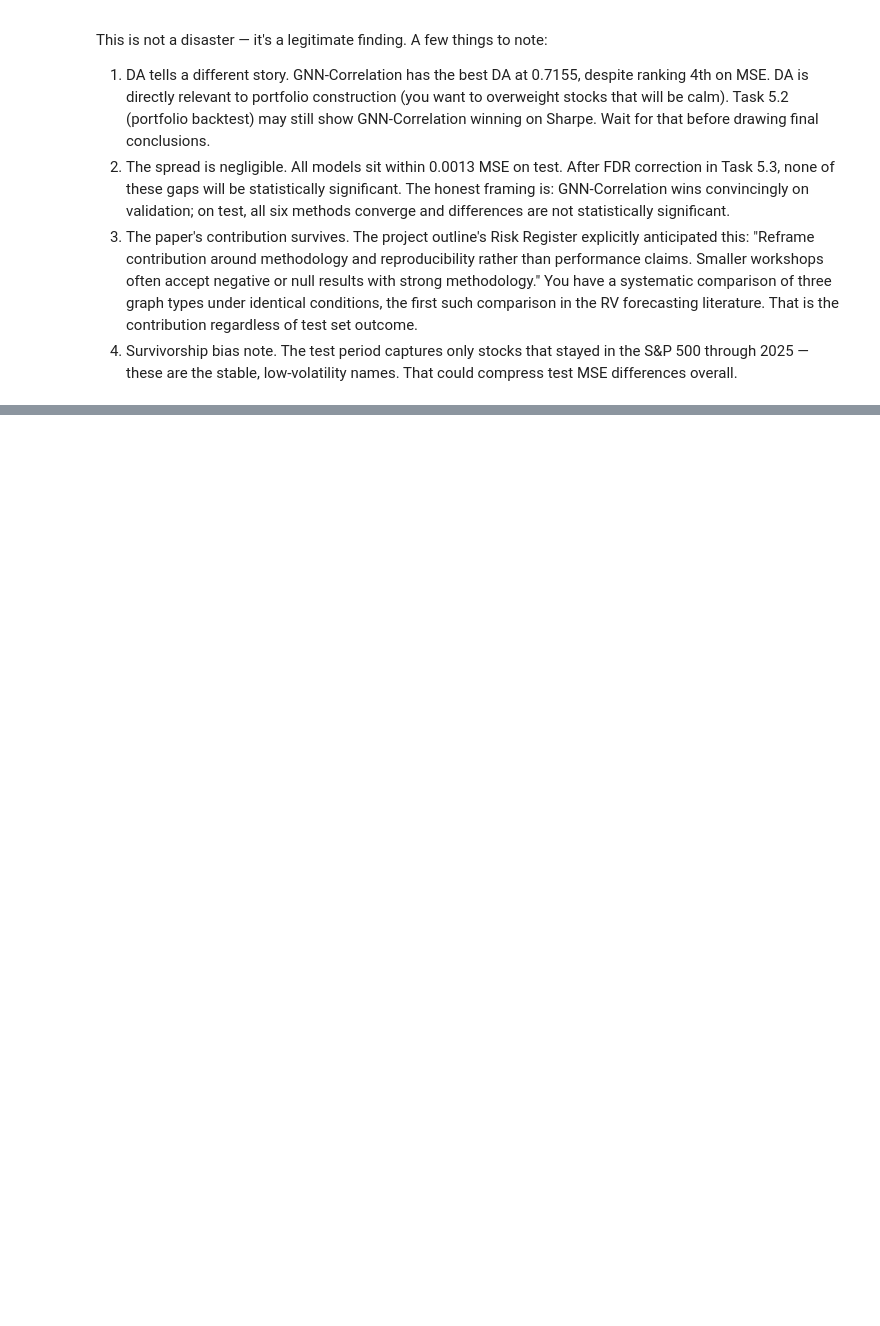
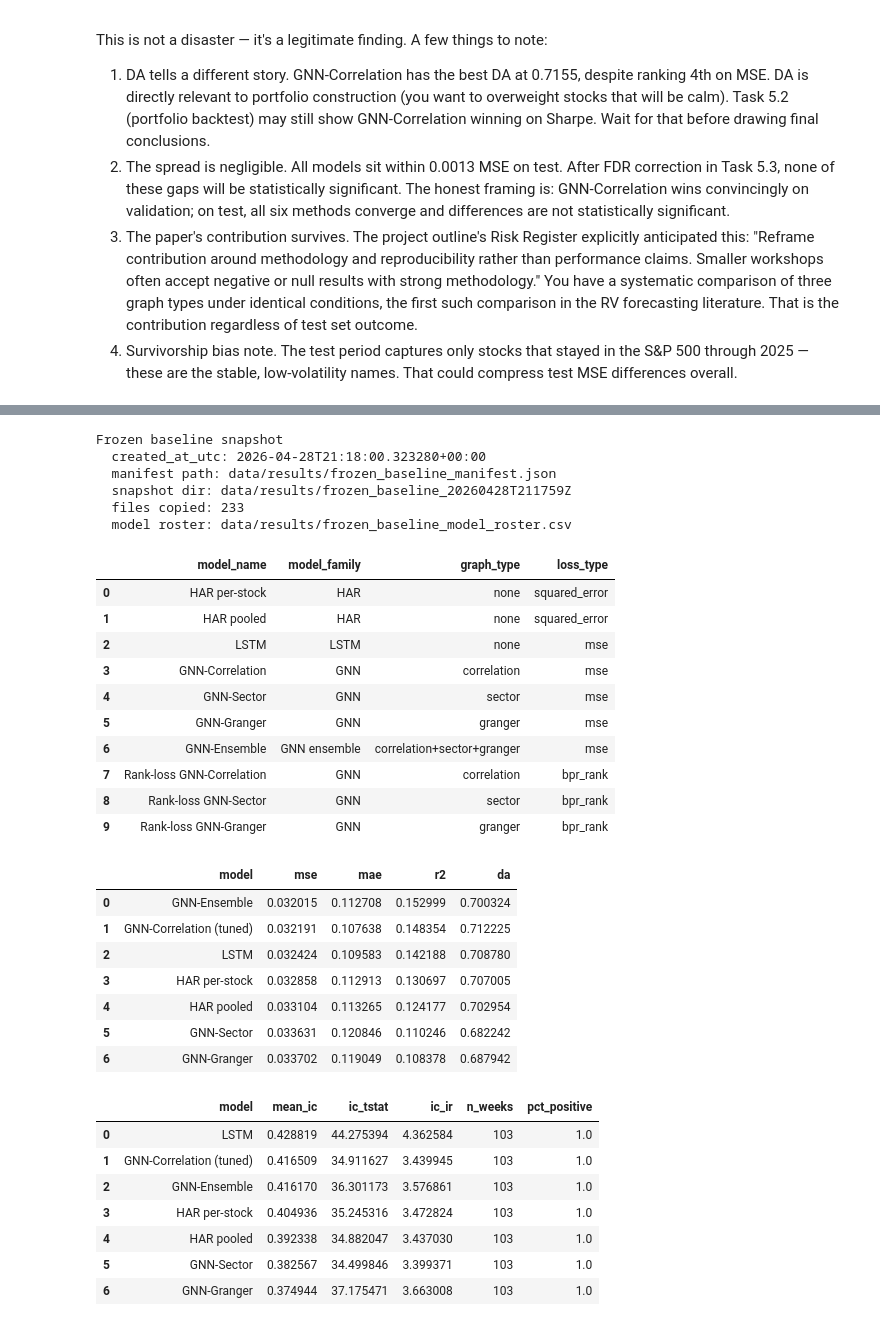
Before and after one commit to waderylan/sp500-gnn, a Jupyter notebook: notebooks/05_evaluate.ipynb, the cells around one changed output, grey strips where cells are left out. Saved outputs shown, nothing was run; the diff lists cells and outputs as text; code cells hidden in the pictures; blank space fills up the shorter version.

```diff
--- a/notebooks/05_evaluate.ipynb
+++ b/notebooks/05_evaluate.ipynb
@@ -331,0 +336,56 @@ What happened, mechanically
+# %%
+from src.baseline_freeze import (
+    load_frozen_baseline_manifest,
+    load_frozen_baseline_roster,
+    load_frozen_baseline_table,
+)
+
+manifest = load_frozen_baseline_manifest()
+roster = load_frozen_baseline_roster()
+frozen_ml = load_frozen_baseline_table("ml_metrics_table.csv")
+frozen_rank_ic = load_frozen_baseline_table("rank_ic_table.csv")
+
+print("Frozen baseline snapshot")
+print(f"  created_at_utc: {manifest['created_at_utc']}")
+print(f"  manifest path: data/results/frozen_baseline_manifest.json")
+print(f"  snapshot dir: data/results/{manifest['snapshot_dir']}")
+print(f"  files copied: {manifest['n_files']}")
+print(f"  model roster: data/results/{manifest['model_roster_path']}")
+
+display(roster[["model_name", "model_family", "graph_type", "loss_type"]])
+display(frozen_ml)
+display(frozen_rank_ic)
+# %% [output]
+Frozen baseline snapshot
+  created_at_utc: 2026-04-28T21:18:00.323280+00:00
+  manifest path: data/results/frozen_baseline_manifest.json
+  snapshot dir: data/results/frozen_baseline_20260428T211759Z
+  files copied: 233
+  model roster: data/results/frozen_baseline_model_roster.csv
+|  | model_name | model_family | graph_type | loss_type |
+| 0 | HAR per-stock | HAR | none | squared_error |
+| 1 | HAR pooled | HAR | none | squared_error |
+| 2 | LSTM | LSTM | none | mse |
+| 3 | GNN-Correlation | GNN | correlation | mse |
+| 4 | GNN-Sector | GNN | sector | mse |
+| 5 | GNN-Granger | GNN | granger | mse |
+| 6 | GNN-Ensemble | GNN ensemble | correlation+sector+granger | mse |
+| 7 | Rank-loss GNN-Correlation | GNN | correlation | bpr_rank |
+| 8 | Rank-loss GNN-Sector | GNN | sector | bpr_rank |
+| 9 | Rank-loss GNN-Granger | GNN | granger | bpr_rank |
+|  | model | mse | mae | r2 | da |
+| 0 | GNN-Ensemble | 0.032015 | 0.112708 | 0.152999 | 0.700324 |
+| 1 | GNN-Correlation (tuned) | 0.032191 | 0.107638 | 0.148354 | 0.712225 |
+| 2 | LSTM | 0.032424 | 0.109583 | 0.142188 | 0.708780 |
+| 3 | HAR per-stock | 0.032858 | 0.112913 | 0.130697 | 0.707005 |
+| 4 | HAR pooled | 0.033104 | 0.113265 | 0.124177 | 0.702954 |
+| 5 | GNN-Sector | 0.033631 | 0.120846 | 0.110246 | 0.682242 |
+| 6 | GNN-Granger | 0.033702 | 0.119049 | 0.108378 | 0.687942 |
+|  | model | mean_ic | ic_tstat | ic_ir | n_weeks | pct_positive |
+| 0 | LSTM | 0.428819 | 44.275394 | 4.362584 | 103 | 1.0 |
+| 1 | GNN-Correlation (tuned) | 0.416509 | 34.911627 | 3.439945 | 103 | 1.0 |
+| 2 | GNN-Ensemble | 0.416170 | 36.301173 | 3.576861 | 103 | 1.0 |
+| 3 | HAR per-stock | 0.404936 | 35.245316 | 3.472824 | 103 | 1.0 |
+| 4 | HAR pooled | 0.392338 | 34.882047 | 3.437030 | 103 | 1.0 |
+| 5 | GNN-Sector | 0.382567 | 34.499846 | 3.399371 | 103 | 1.0 |
+| 6 | GNN-Granger | 0.374944 | 37.175471 | 3.663008 | 103 | 1.0 |
```
Also changed, not shown: parts of 6 cells of this notebook, 11 other files.
